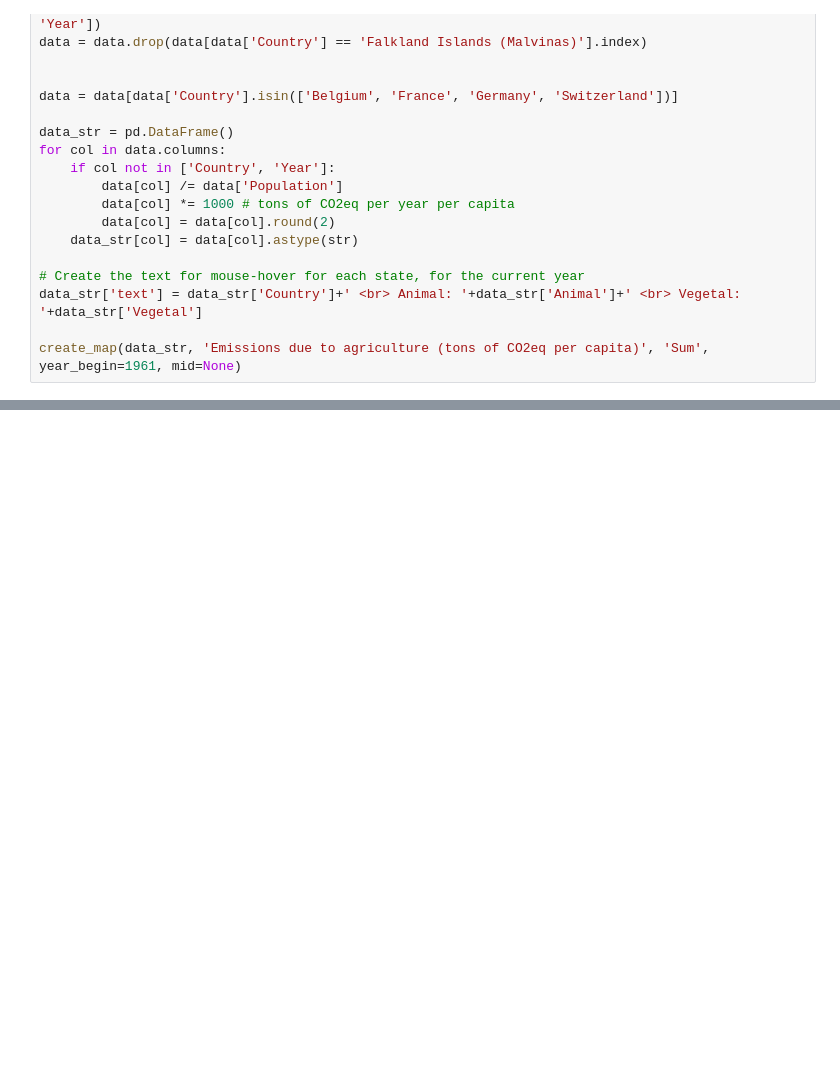
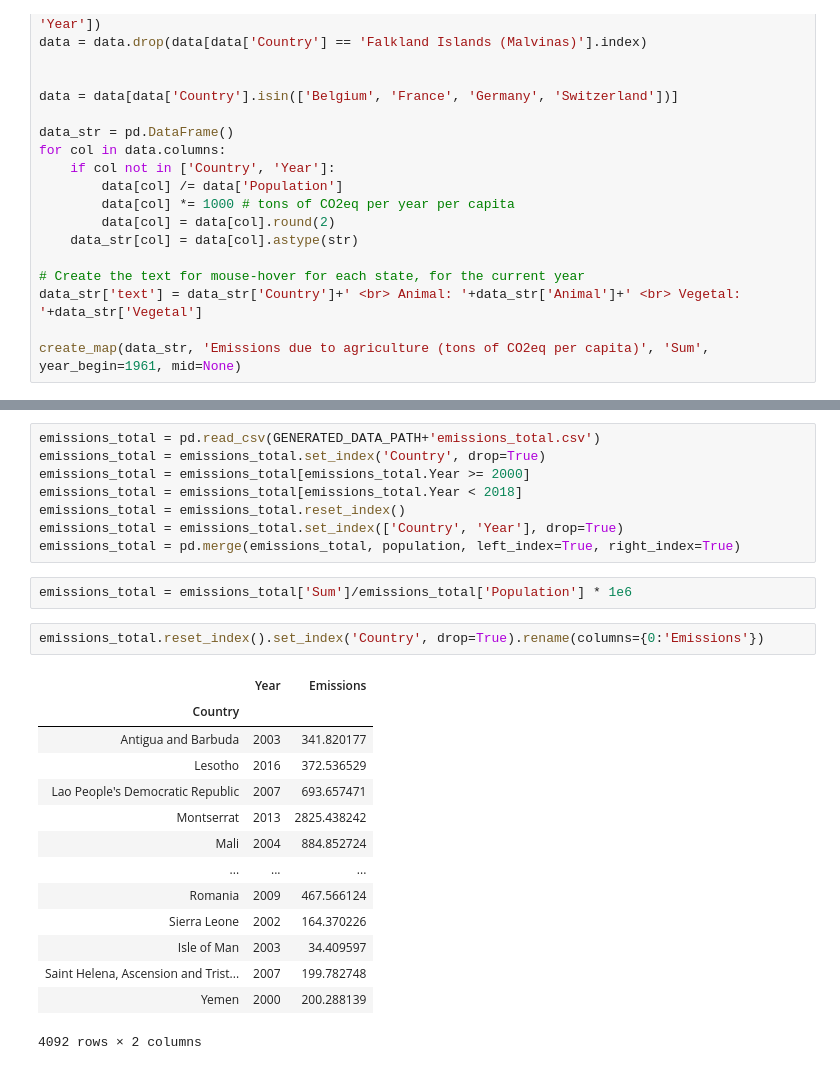
Before and after one commit to Lambo97/ADAProject, a Jupyter notebook: src/Final.ipynb, the cells around one changed output, grey strips where cells are left out. Drawn from its saved outputs; the diff is of its cells as text; blank space fills up the shorter version.

```diff
--- a/src/Final.ipynb
+++ b/src/Final.ipynb
@@ -1716,0 +1853,27 @@ create_map(data_str, 'Emissions due to agriculture (tons of CO2eq per capita)',
+# %%
+emissions_total = pd.read_csv(GENERATED_DATA_PATH+'emissions_total.csv')
+emissions_total = emissions_total.set_index('Country', drop=True)
+emissions_total = emissions_total[emissions_total.Year >= 2000]
+emissions_total = emissions_total[emissions_total.Year < 2018]
+emissions_total = emissions_total.reset_index()
+emissions_total = emissions_total.set_index(['Country', 'Year'], drop=True)
+emissions_total = pd.merge(emissions_total, population, left_index=True, right_index=True)
+# %%
+emissions_total = emissions_total['Sum']/emissions_total['Population'] * 1e6
+# %%
+emissions_total.reset_index().set_index('Country', drop=True).rename(columns={0:'Emissions'})
+# %% [output]
+|  | Year | Emissions |
+| Country |  |  |
+| Antigua and Barbuda | 2003 | 341.820177 |
+| Lesotho | 2016 | 372.536529 |
+| Lao People's Democratic Republic | 2007 | 693.657471 |
+| Montserrat | 2013 | 2825.438242 |
+| Mali | 2004 | 884.852724 |
+| ... | ... | ... |
+| Romania | 2009 | 467.566124 |
+| Sierra Leone | 2002 | 164.370226 |
+| Isle of Man | 2003 | 34.409597 |
+| Saint Helena, Ascension and Trist... | 2007 | 199.782748 |
+| Yemen | 2000 | 200.288139 |
+4092 rows × 2 columns
```
Also changed, not shown: parts of 81 cells of this notebook, 3 other files.
